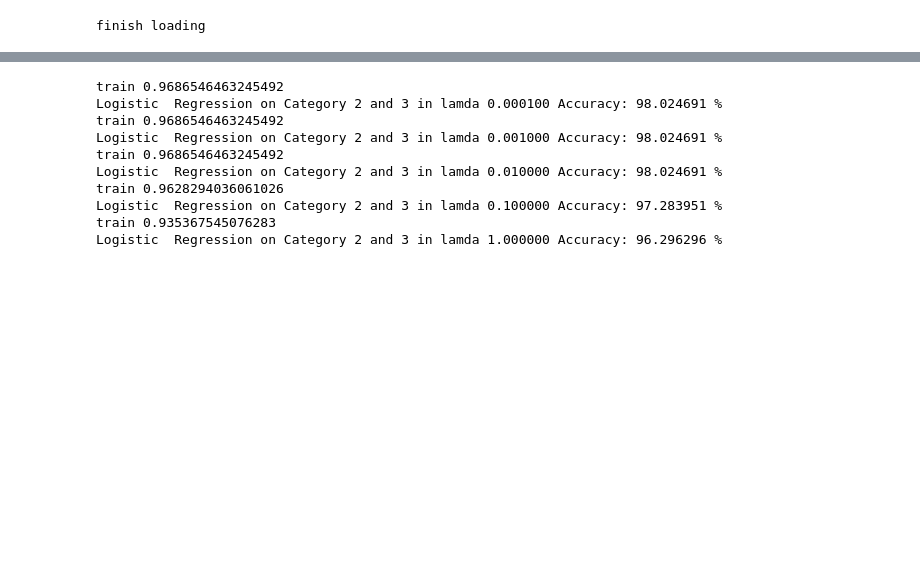
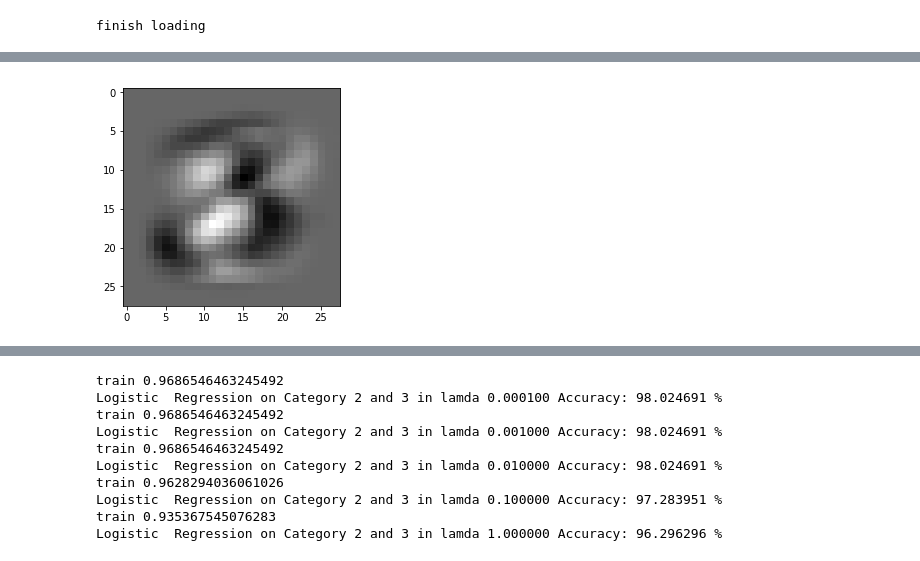
Before and after one commit to Fnjn/UCSD-CSE-253, a Jupyter notebook: hw1/253hw1.ipynb, the cells around one changed output, grey strips where cells are left out. Cells and saved outputs as stored; diff of their text form; code cells hidden in the pictures; blank space fills up the shorter version.

```diff
--- a/hw1/253hw1.ipynb
+++ b/hw1/253hw1.ipynb
@@ -90,3 +93,10 @@ Logistic Regression on Category 2 and 8 Accuracy: 96.103896 %
+# %%
+plt.figure()
+plt.gray()
+plt.imshow((W1-W2).reshape(28,28))
+plt.show()
+# %% [output]
+[figure, added]
 # %%
 def plot_learning_rate(train_X, train_labels, test_X, test_labels, c1, c2, holdout_ratio=0.1):
     train_X, train_Y = extract_target_data(train_X, train_labels, c1, c2)
```
Also changed, not shown: parts of 5 cells of this notebook, 9 other files.
